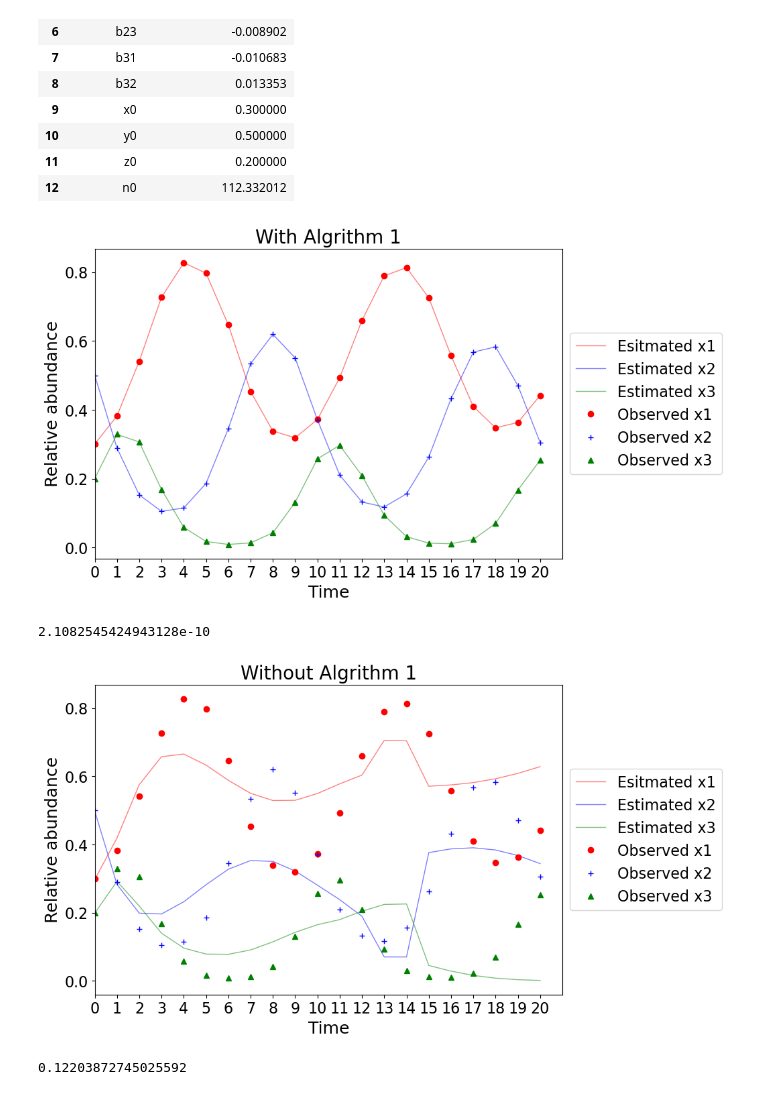
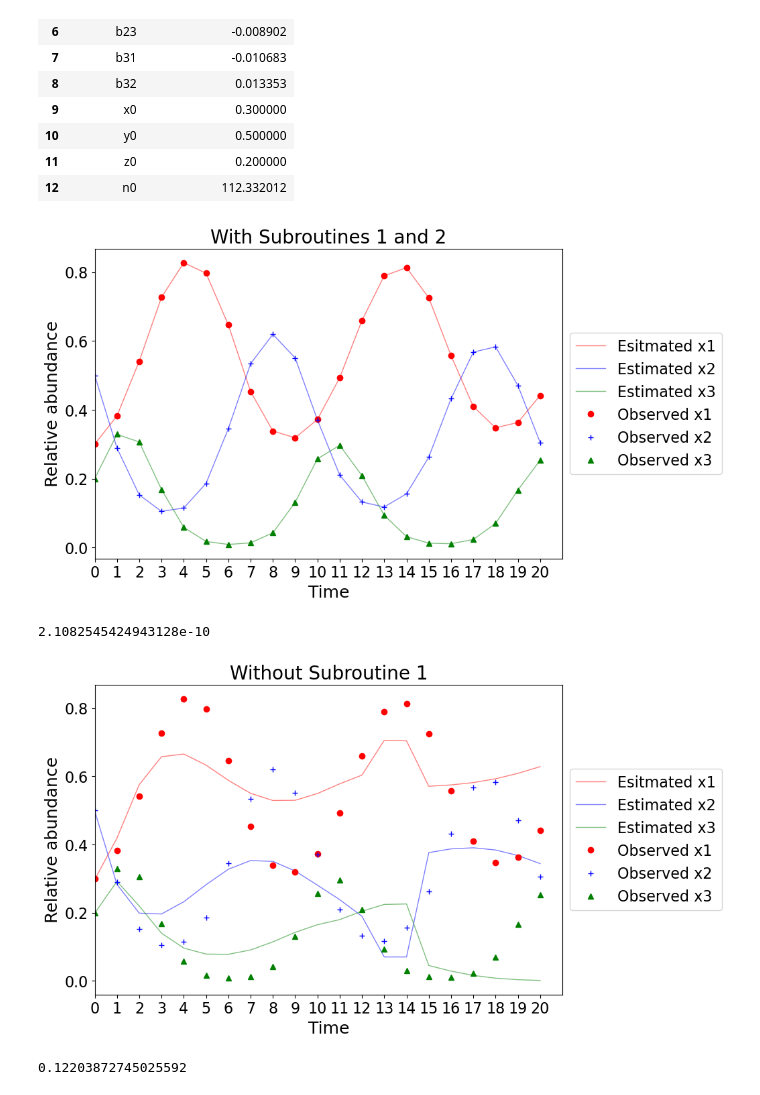
Before and after one commit to willhahah/iLV, a Jupyter notebook: code/Fig_2.ipynb, the cells around one changed output. Drawn from its saved outputs; the diff is of its cells as text; code cells hidden in the pictures.

```diff
--- a/code/Fig_2.ipynb
+++ b/code/Fig_2.ipynb
@@ -292,23 +276,22 @@ df
 | 11 | z0 | 0.200000 |
 | 12 | n0 | 112.332012 |
 # %%
+# plot results with subroutines 1 and 2
 theta = results[0]
 time = cur_time
 
-# call Scipy's odeint function0.015,
+# call Scipy's odeint function
 x_y = odeint(func=rhs, y0=theta[-4:], t=time, args=(theta,))
 
 
 _, ax = plt.subplots(figsize=(9, 6))
 plot_model(ax, x_y);
 plot_data(ax)
 plt.legend(fontsize=16, loc='center left', bbox_to_anchor=(1, 0.5))
-plt.title("With Algrithm 1", fontsize = 20)
-
-#plt.title("Average distance = 3.88e-2", fontsize = 18)
+plt.title("With Subroutines 1 and 2", fontsize = 20)
 plt.savefig('Fig2_2.pdf', bbox_inches='tight', dpi=300)
 # %% [output]
-[figure, old version]
+[figure, new version]
 # %%
 dis_one = (np.array(real_value[:, 0] - x_y[:, 0]))**2
 dis_two = (np.array(real_value[:, 1] - x_y[:, 1]))**2
@@ -318,24 +301,24 @@ distance
 # %% [output]
 2.1082545424943128e-10
 # %%
+# plot results without subroutine 1
 theta_est = theta_linear_estimate
 results = leastsq(ode_model_resid, x0=theta_est)
 theta = results[0]
 time = cur_time
 
-# call Scipy's odeint function0.015,
+# call Scipy's odeint function
 x_y = odeint(func=rhs, y0=theta[-4:], t=time, args=(theta,))
 
 _, ax = plt.subplots(figsize=(9, 6))
 plot_model(ax, x_y);
 plot_data(ax)
 plt.legend(fontsize=16, loc='center left', bbox_to_anchor=(1, 0.5))
-plt.title("Without Algrithm 1", fontsize = 20)
+plt.title("Without Subroutine 1", fontsize = 20)
 
-#plt.title("Average distance = 3.88e-2", fontsize = 18)
 plt.savefig('Fig2_3.pdf', bbox_inches='tight', dpi=300)
 # %% [output]
-[figure, old version]
+[figure, new version]
 # %%
 dis_one = (np.array(real_value[:, 0] - x_y[:, 0]))**2
 dis_two = (np.array(real_value[:, 1] - x_y[:, 1]))**2
```
Also changed, not shown: parts of 14 cells of this notebook, 10 other files.
